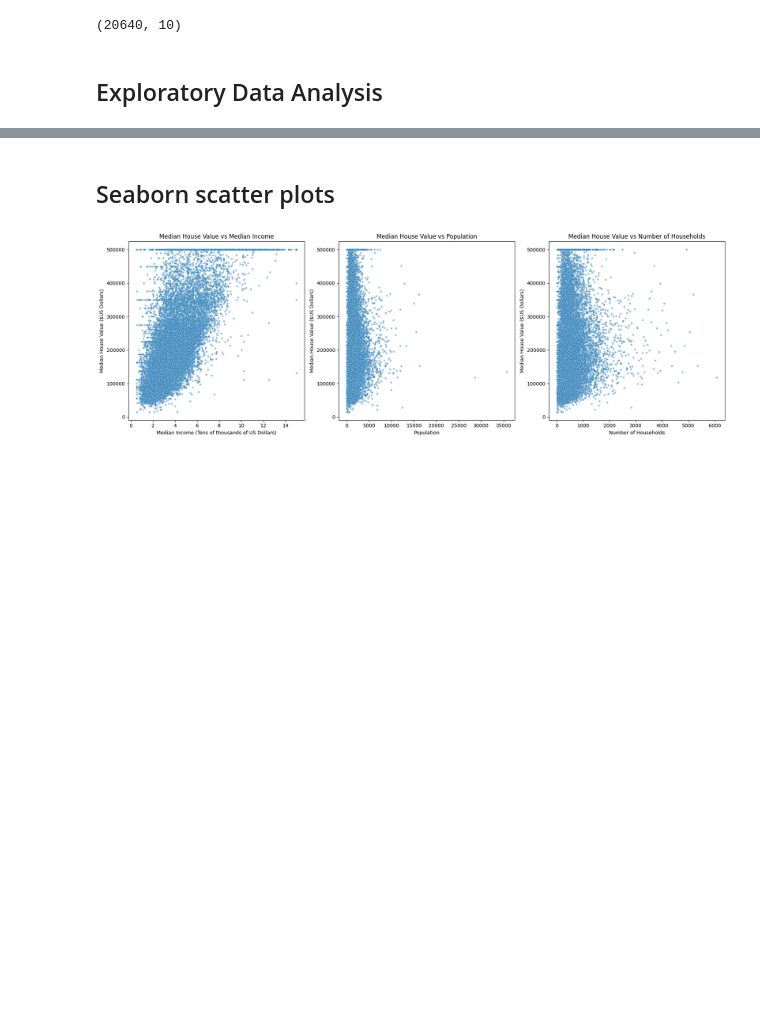
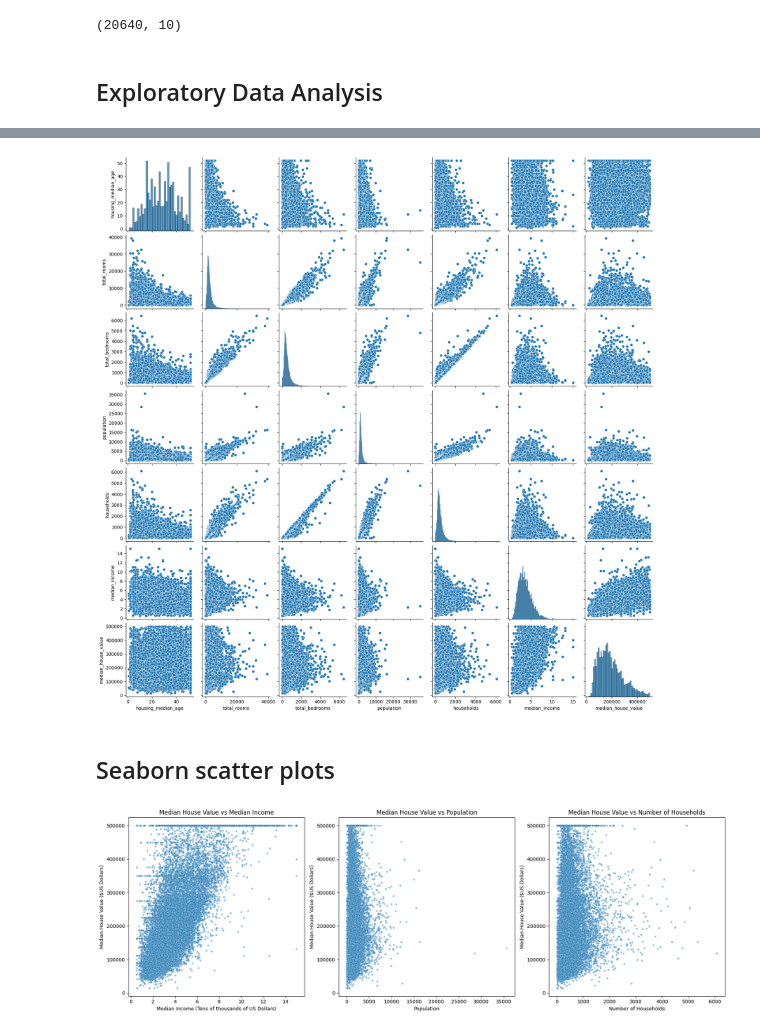
Before and after one commit to Thuang6413/CSCN8010-25W-MachineLearningFramework, a Jupyter notebook: Framworks/PracticalLab1/LinearRegression.ipynb, the cells around one changed output, grey strips where cells are left out. Drawn from its saved outputs; the diff is of its cells as text; code cells hidden in the pictures; blank space fills up the shorter version.

Commit message:
add pairplot to EDA

```diff
--- a/Framworks/PracticalLab1/LinearRegression.ipynb
+++ b/Framworks/PracticalLab1/LinearRegression.ipynb
@@ -44,3 +57,8 @@ df.describe()
+# %%
+sns.pairplot(df[['housing_median_age', 'total_rooms', 'total_bedrooms', 'population', 'households', 'median_income', 'median_house_value']])
+plt.show()
+# %% [output]
+[figure, added]
 # %% [markdown]
 ## Seaborn scatter plots
 # %%
```
Also changed, not shown: parts of 2 cells of this notebook, 1 other file.
